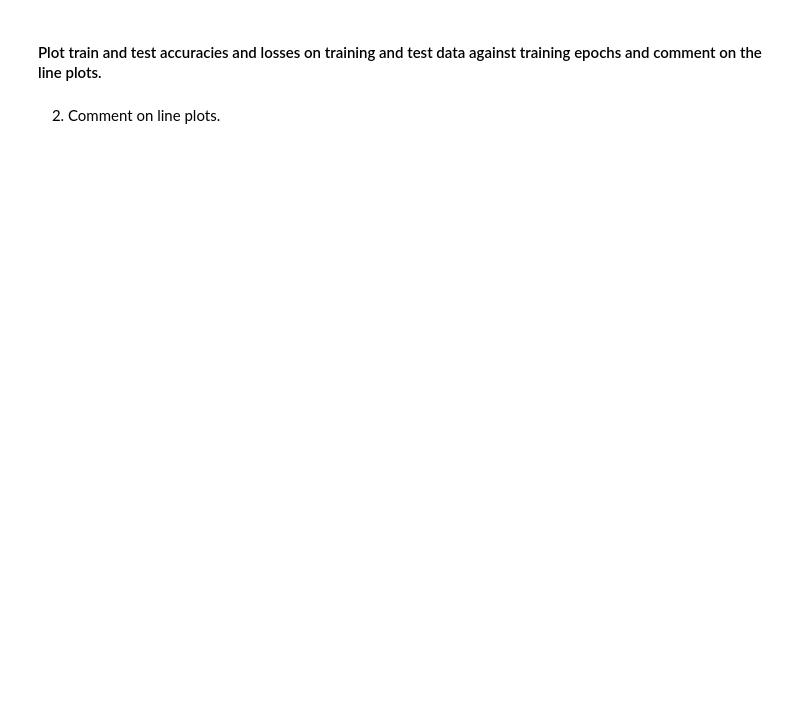
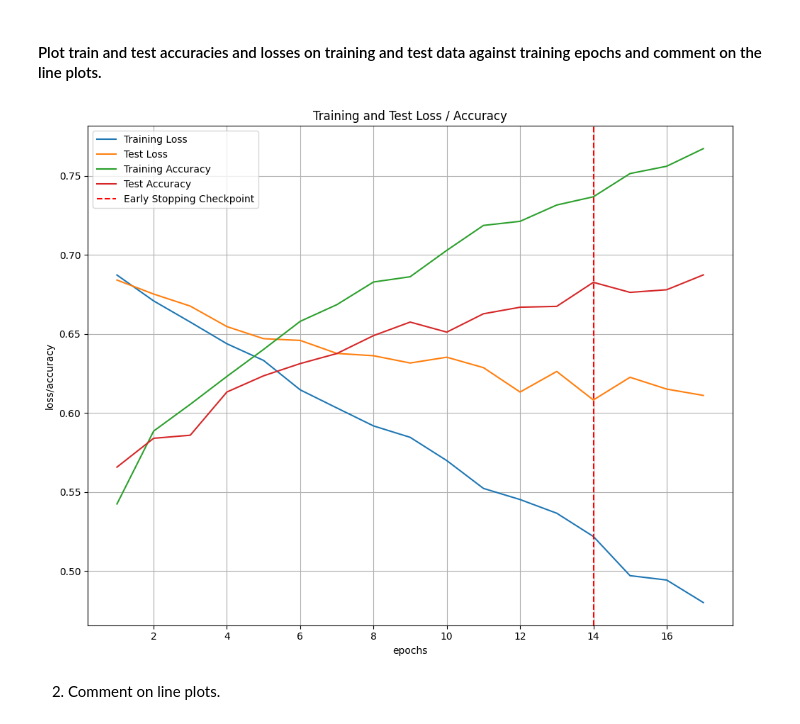
Before and after one commit to advaitbd/SC4001-Assignment, a Jupyter notebook: PartA_1.ipynb, the cells around one changed output. Cells and saved outputs as stored; diff of their text form; code cells hidden in the pictures; blank space fills up the shorter version.

```diff
--- a/PartA_1.ipynb
+++ b/PartA_1.ipynb
@@ -46,17 +61,18 @@ class MLP(nn.Module):
 1. Split the dataset and do preprocessing.
 # %%
 from common_utils import split_dataset, preprocess_dataset
-
+import pandas as pd
 
 def preprocess(df):
-    # YOUR CODE HERE
+
+    X_train, y_train, X_test, y_test = split_dataset(df,['filename','label'],0.3,1)
+    X_train_scaled, X_test_scaled = preprocess_dataset(X_train, X_test)
+
     return X_train_scaled, y_train, X_test_scaled, y_test
 
 df = pd.read_csv('simplified.csv')
 df['label'] = df['filename'].str.split('_').str[-2]
 
-df['label'].value_counts()
-
 X_train_scaled, y_train, X_test_scaled, y_test = preprocess(df)
 # %% [markdown]
 #### Use the training dataset to train the model for 100 epochs. Use a mini-batch gradient descent with **‘Adam’** optimizer with learning rate of **0.001**, and **batch size = 256**. Implement early stopping with patience of **3**.
@@ -76,9 +105,9 @@ train_dataloader, test_dataloader = intialise_loaders(X_train_scaled, y_train, X
 2. Next, define the model, optimizer and loss function.
 # %%
 # YOUR CODE HERE
-model =
-optimizer =
-loss_fn =
+model = MLP(77, 128, 1)
+optimizer = torch.optim.Adam(model.parameters(), lr=0.001)
+loss_fn = nn.BCELoss()
 # %% [markdown]
 3. Train model for 100 epochs. Record down train and test accuracies. Implement early stopping.
 # %%
@@ -90,3 +196,40 @@ loss_fn =
+# %%
+import matplotlib.pyplot as plt
+
+fig = plt.figure(figsize=(10,8))
+plt.plot(range(1,len(train_loss)+1),train_loss, label='Training Loss')
+plt.plot(range(1,len(test_loss)+1),test_loss,label='Test Loss')
+
+plt.plot(range(1,len(train_acc)+1),train_acc, label='Training Accuracy')
+plt.plot(range(1,len(test_acc)+1),test_acc,label='Test Accuracy')
+
+# find position of lowest validation loss
+minposs = test_loss.index(min(test_loss))+1
+plt.axvline(minposs, linestyle='--', color='r',label='Early Stopping Checkpoint')
+
+plt.title('Training and Test Loss / Accuracy')
+plt.xlabel('epochs')
+plt.ylabel('loss/accuracy')
+plt.grid(True)
+plt.legend()
+plt.tight_layout()
+plt.show()
+
+
+# plt.figure(figsize=(12,8))
+# plt.plot(train_loss, label='Train Loss')
+# plt.plot(test_loss, label='Test Loss')
+# plt.plot(train_acc, label='Train Accuracy')
+# plt.plot(test_acc, label='Test Accuracy')
+
+# plt.title('Training and Test Loss / Accuracy')
+# plt.xlabel('Epochs')
+# plt.ylabel('Loss / Accuracy')
+
+# plt.legend()
+# plt.show()
+# %% [output]
+[figure, added]
 # %% [markdown]
 2. Comment on line plots.
 # %%
```
Also changed, not shown: parts of 4 cells of this notebook, 9 other files.
